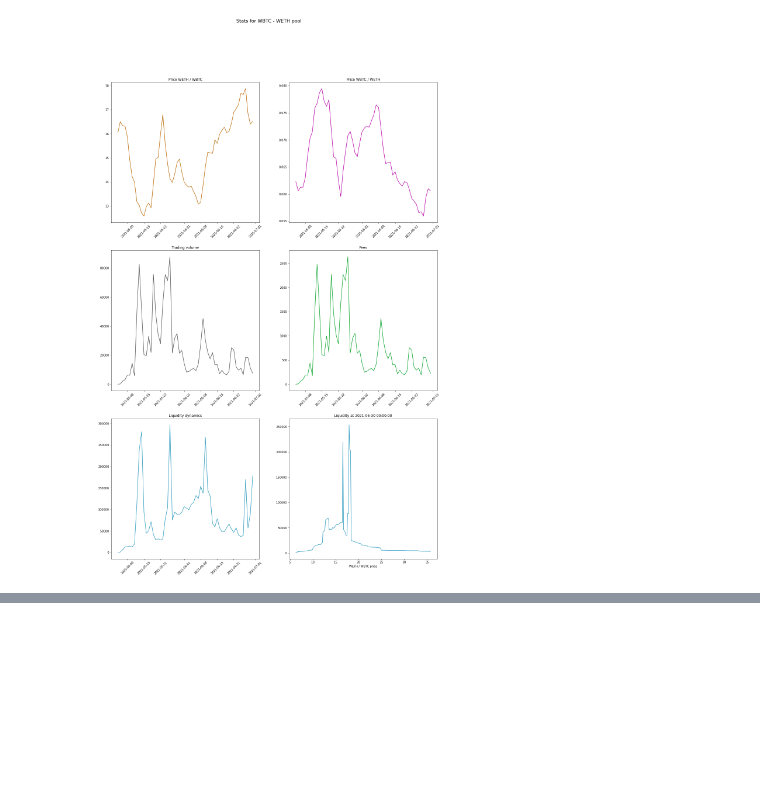
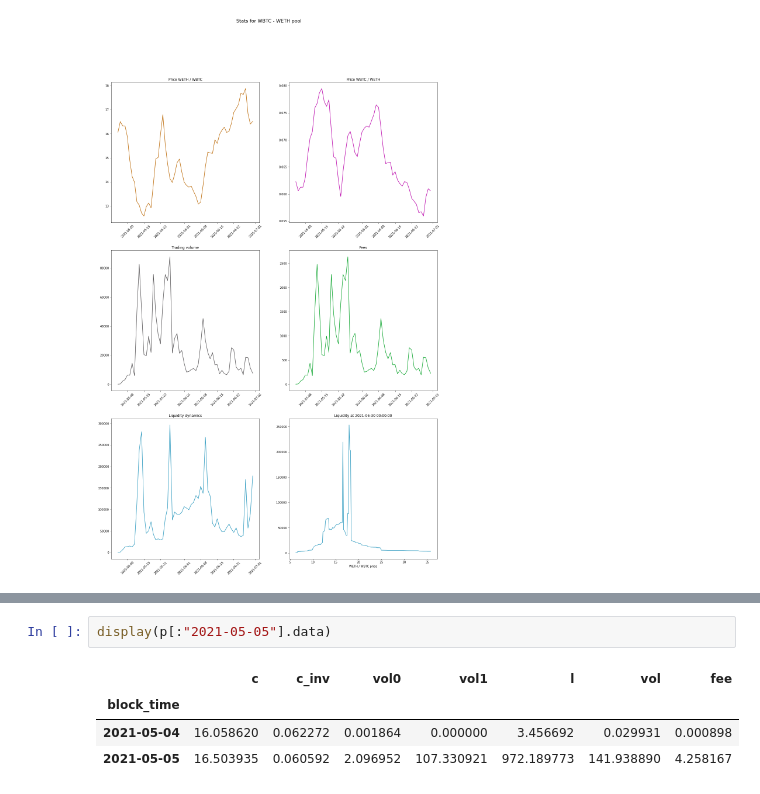
Before and after one commit to mellow-finance/mellow-strategy-sdk, a Jupyter notebook: examples/data.ipynb, the cells around one changed output, grey strips where cells are left out. Drawn from its saved outputs; the diff is of its cells as text; blank space fills up the shorter version.

```diff
--- a/examples/data.ipynb
+++ b/examples/data.ipynb
@@ -85,0 +86,7 @@ backtest.plot(20, 50)
+# %%
+display(p[:"2021-05-05"].data)
+# %% [output]
+|  | c | c_inv | vol0 | vol1 | l | vol | fee |
+| block_time |  |  |  |  |  |  |  |
+| 2021-05-04 | 16.058620 | 0.062272 | 0.001864 | 0.000000 | 3.456692 | 0.029931 | 0.000898 |
+| 2021-05-05 | 16.503935 | 0.060592 | 2.096952 | 107.330921 | 972.189773 | 141.938890 | 4.258167 |
```
Also changed, not shown: parts of 2 cells of this notebook, 3 other files.
